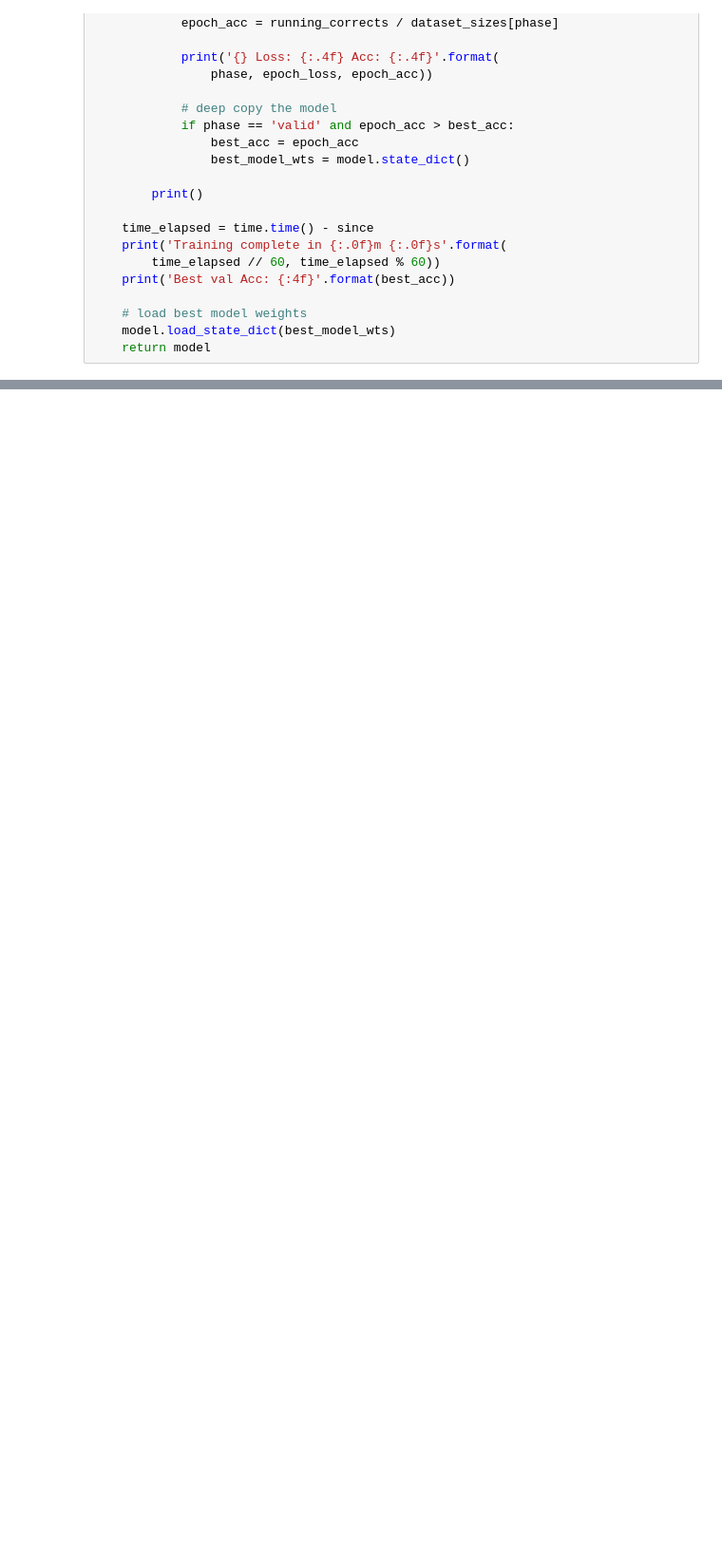
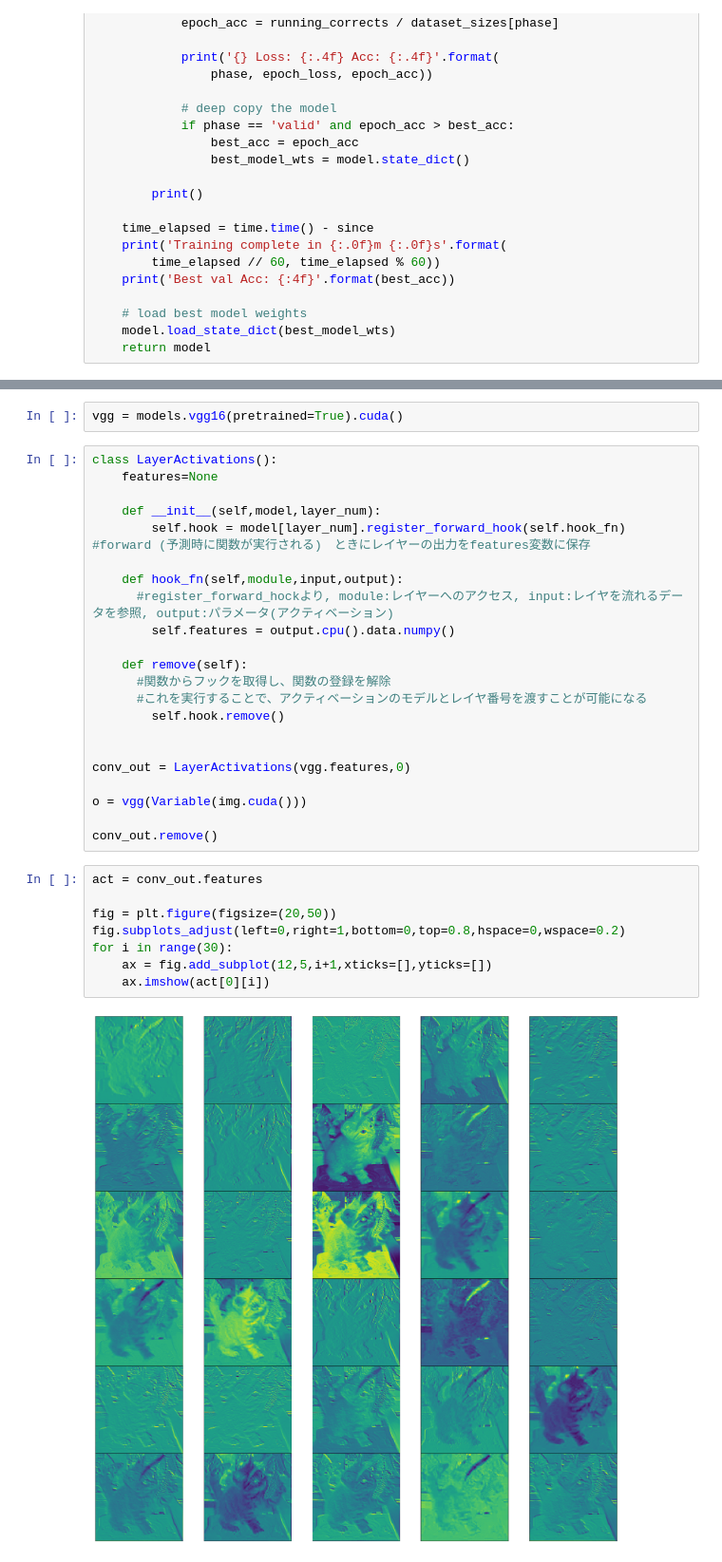
Before and after one commit to k-washi/GoogleColab_ML, a Jupyter notebook: DeepNN_test.ipynb, the cells around one changed output, grey strips where cells are left out. Shown at 95% size. Cells and saved outputs as stored; diff of their text form; blank space fills up the shorter version.

```diff
--- a/DeepNN_test.ipynb
+++ b/DeepNN_test.ipynb
@@ -338,0 +470,34 @@ Best val Acc: 0.996000
+# %%
+vgg = models.vgg16(pretrained=True).cuda()
+# %%
+class LayerActivations():
+    features=None
+
+    def __init__(self,model,layer_num):
+        self.hook = model[layer_num].register_forward_hook(self.hook_fn) #forward (予測時に関数が実行される)　ときにレイヤーの出力をfeatures変数に保存
+
+    def hook_fn(self,module,input,output):
+      #register_forward_hockより, module:レイヤーへのアクセス, input:レイヤを流れるデータを参照, output:パラメータ(アクティベーション)
+        self.features = output.cpu().data.numpy()
+
+    def remove(self):
+      #関数からフックを取得し、関数の登録を解除
+      #これを実行することで、アクティベーションのモデルとレイヤ番号を渡すことが可能になる
+        self.hook.remove()
+
+
+conv_out = LayerActivations(vgg.features,0)
+
+o = vgg(Variable(img.cuda()))
+
+conv_out.remove()
+# %%
+act = conv_out.features
+
+fig = plt.figure(figsize=(20,50))
+fig.subplots_adjust(left=0,right=1,bottom=0,top=0.8,hspace=0,wspace=0.2)
+for i in range(30):
+    ax = fig.add_subplot(12,5,i+1,xticks=[],yticks=[])
+    ax.imshow(act[0][i])
+# %% [output]
+[figure, added]
```
Also changed, not shown: parts of 30 cells of this notebook.
